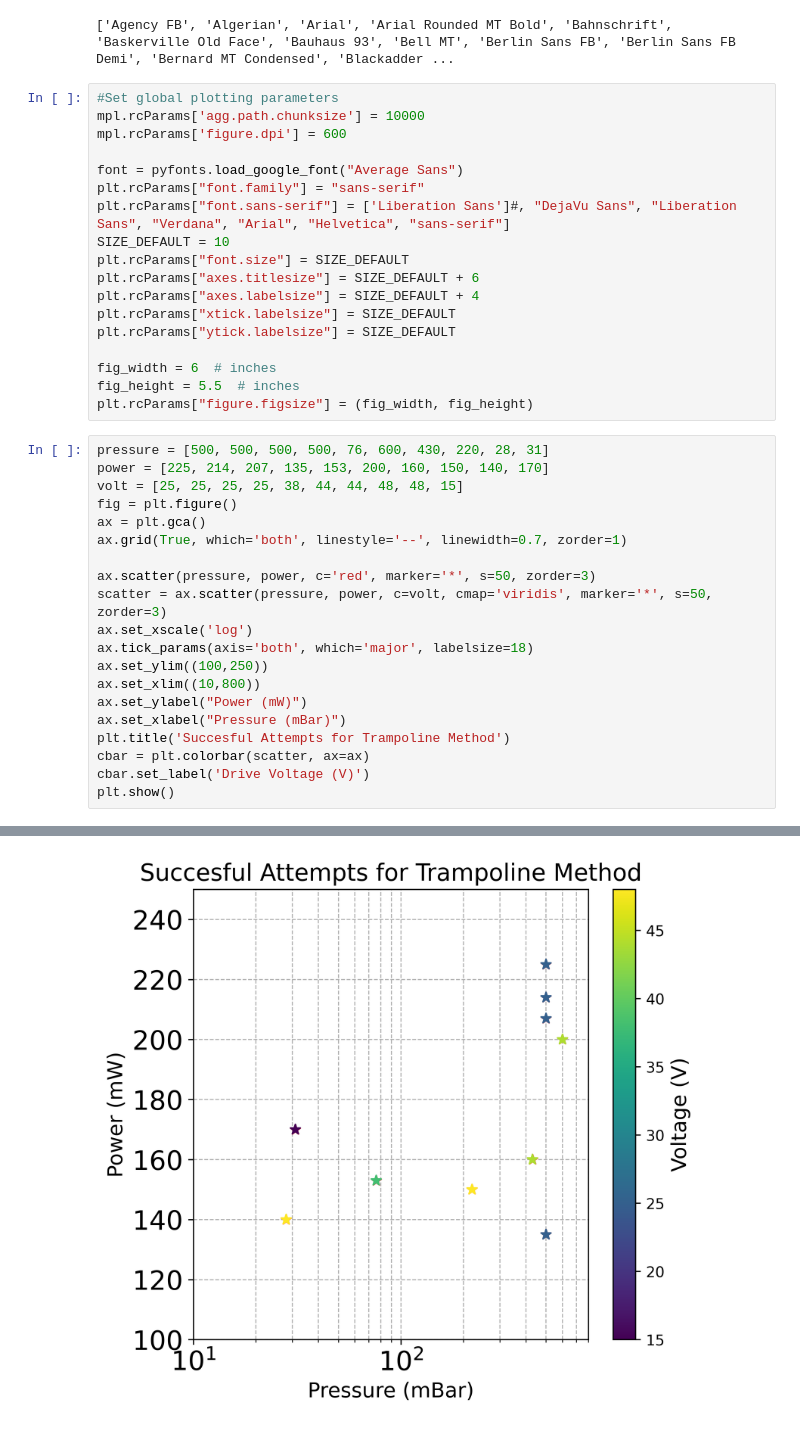
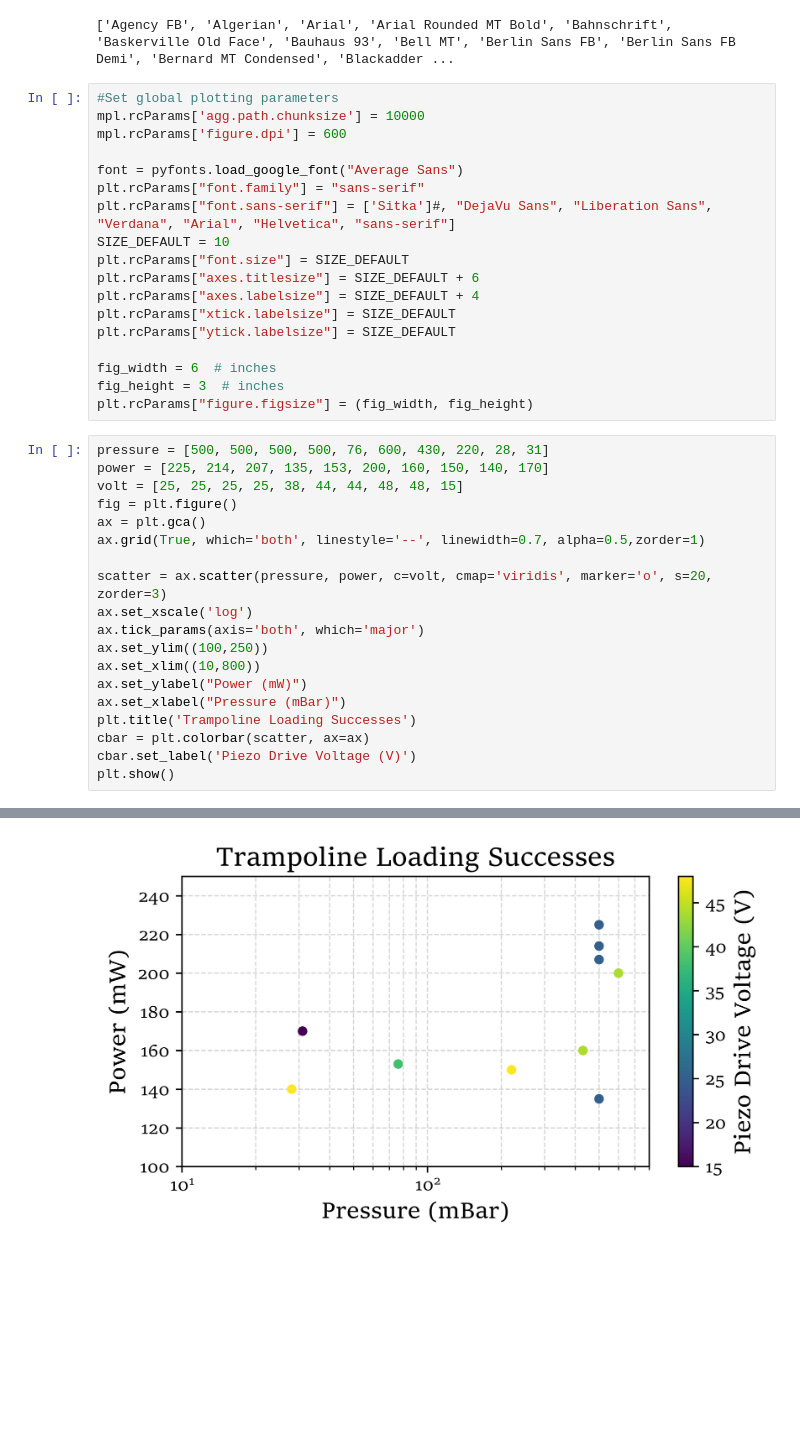
Before and after one commit to BenHSiegel/microspherearray, a Jupyter notebook: trapping_plot.ipynb, the cells around one changed output, grey strips where cells are left out. Drawn from its saved outputs; the diff is of its cells as text; blank space fills up the shorter version.

Commit message:
Changed organizing plots

```diff
--- a/trapping_plot.ipynb
+++ b/trapping_plot.ipynb
@@ -22,7 +22,7 @@ mpl.rcParams['figure.dpi'] = 600
 
 font = pyfonts.load_google_font("Average Sans")
 plt.rcParams["font.family"] = "sans-serif"
-plt.rcParams["font.sans-serif"] = ['Liberation Sans']#, "DejaVu Sans", "Liberation Sans", "Verdana", "Arial", "Helvetica", "sans-serif"]
+plt.rcParams["font.sans-serif"] = ['Sitka']#, "DejaVu Sans", "Liberation Sans", "Verdana", "Arial", "Helvetica", "sans-serif"]
 SIZE_DEFAULT = 10
 plt.rcParams["font.size"] = SIZE_DEFAULT
 plt.rcParams["axes.titlesize"] = SIZE_DEFAULT + 6
@@ -31,7 +31,7 @@ plt.rcParams["xtick.labelsize"] = SIZE_DEFAULT
 plt.rcParams["ytick.labelsize"] = SIZE_DEFAULT
 
 fig_width = 6  # inches
-fig_height = 5.5  # inches
+fig_height = 3  # inches
 plt.rcParams["figure.figsize"] = (fig_width, fig_height)
 # %%
 pressure = [500, 500, 500, 500, 76, 600, 430, 220, 28, 31]
@@ -39,18 +39,17 @@ power = [225, 214, 207, 135, 153, 200, 160, 150, 140, 170]
 volt = [25, 25, 25, 25, 38, 44, 44, 48, 48, 15]
 fig = plt.figure()
 ax = plt.gca()
-ax.grid(True, which='both', linestyle='--', linewidth=0.7, zorder=1)
+ax.grid(True, which='both', linestyle='--', linewidth=0.7, alpha=0.5,zorder=1)
 
-ax.scatter(pressure, power, c='red', marker='*', s=50, zorder=3)
-scatter = ax.scatter(pressure, power, c=volt, cmap='viridis', marker='*', s=50, zorder=3)
+scatter = ax.scatter(pressure, power, c=volt, cmap='viridis', marker='o', s=20, zorder=3)
 ax.set_xscale('log')
-ax.tick_params(axis='both', which='major', labelsize=18)
+ax.tick_params(axis='both', which='major')
 ax.set_ylim((100,250))
 ax.set_xlim((10,800))
 ax.set_ylabel("Power (mW)")
 ax.set_xlabel("Pressure (mBar)")
-plt.title('Succesful Attempts for Trampoline Method')
+plt.title('Trampoline Loading Successes')
 cbar = plt.colorbar(scatter, ax=ax)
-cbar.set_label('Drive Voltage (V)')
+cbar.set_label('Piezo Drive Voltage (V)')
 plt.show()
 # %% [output]
@@ -74 +56 @@ findfont: Generic family 'sans-serif' not found because none of the following fa
-[figure, old version]
+[figure, new version]
```
Also changed, not shown: parts of 1 cell of this notebook, 2 other files.
